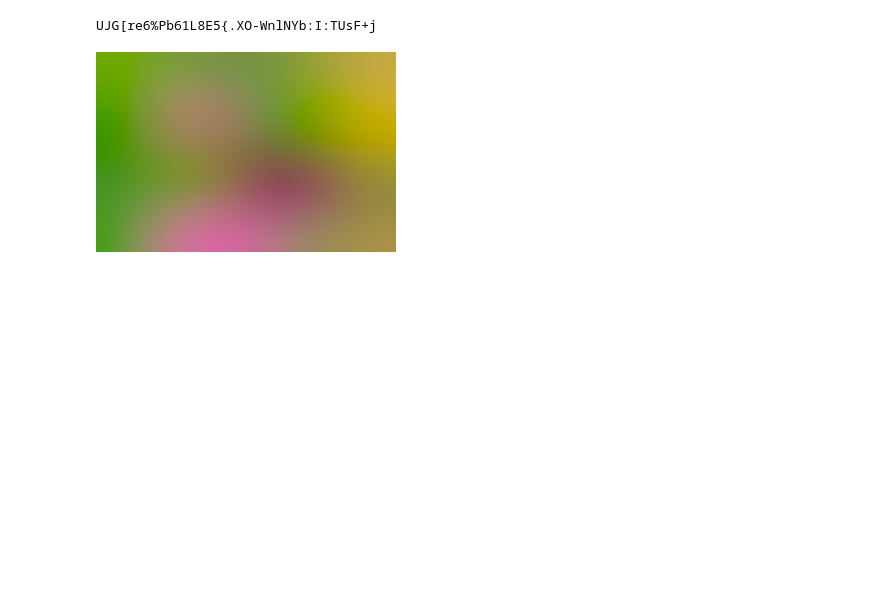
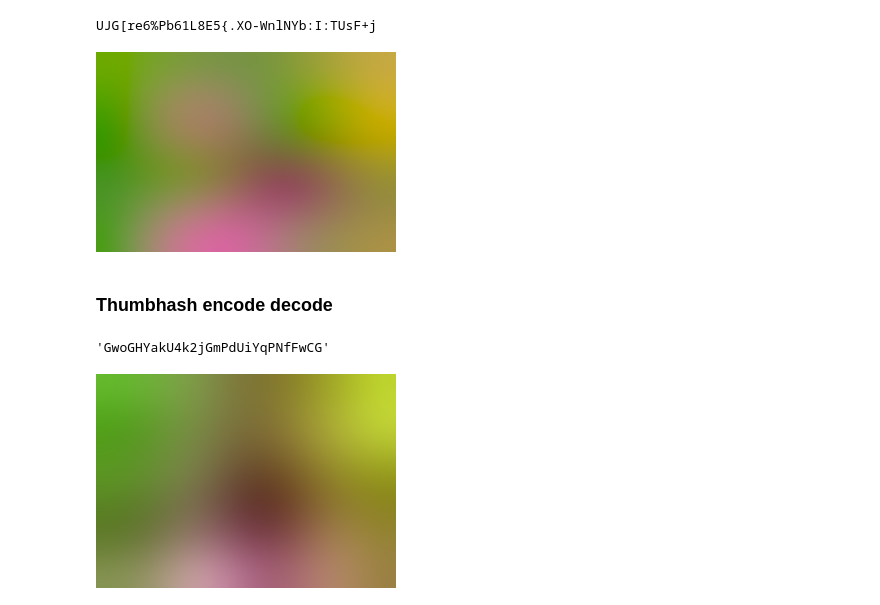
Before and after one commit to f-amerehi/bug-free-pytorch-and-Tensorflow, a Jupyter notebook: compact_rep.ipynb, the cells around one changed output. Saved outputs shown, nothing was run; the diff lists cells and outputs as text; code cells hidden in the pictures; blank space fills up the shorter version.

Commit message:
Add Thumbhash

```diff
--- a/compact_rep.ipynb
+++ b/compact_rep.ipynb
@@ -32,3 +46,17 @@ UJG[re6%Pb61L8E5{.XO-WnlNYb:I:TUsF+j
 Image.fromarray(np.array(blurhash.decode(blurhashed, W, H)).astype('uint8'))
 # %% [output]
 [figure]
+# %% [markdown]
+### Thumbhash encode decode
+# %%
+thumbhashed = hash = image_to_thumbhash('/content/BF.JPG')
+thumbhashed
+# %% [output]
+'GwoGHYakU4k2jGmPdUiYqPNfFwCG'
+# %%
+
+decode = thumbhash_to_image(thumbhashed, base_size=W)
+
+decode
+# %% [output]
+[figure, added]
```
Also changed, not shown: parts of 2 cells of this notebook.
